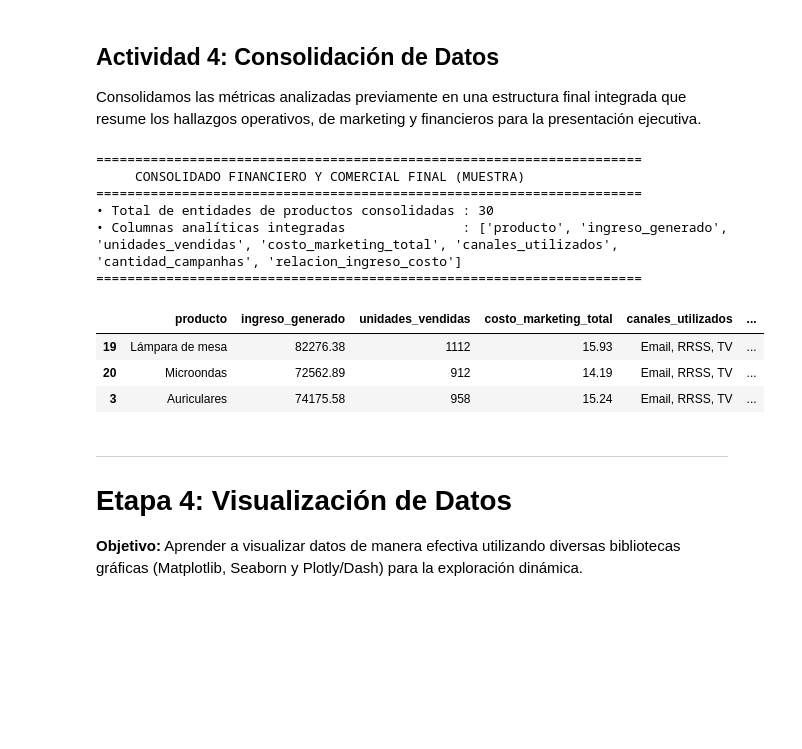
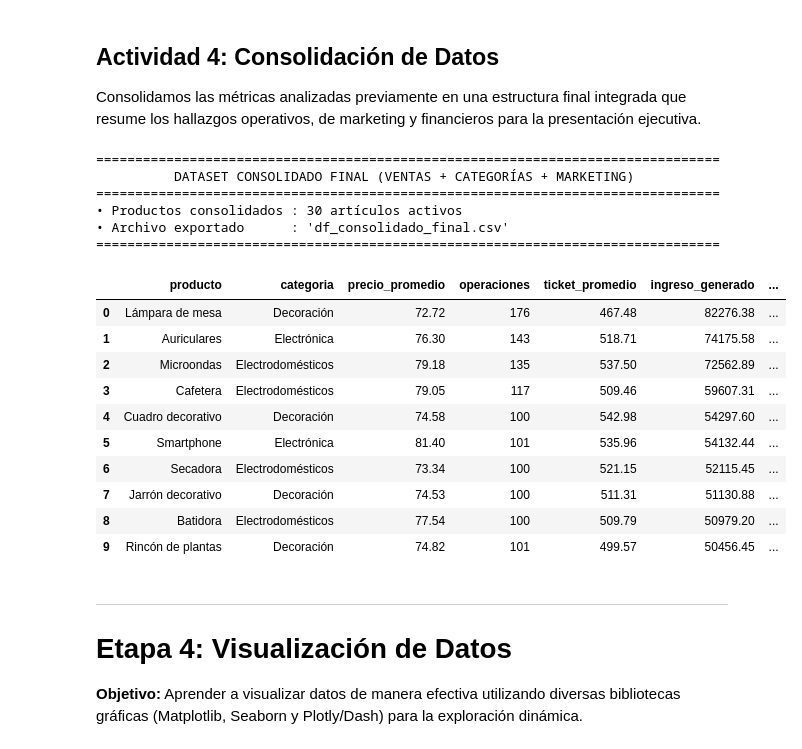
Before and after one commit to francoBa/analisisDatos-TT2026, a Jupyter notebook: entrega_final.ipynb, the cells around one changed output. Saved outputs shown, nothing was run; the diff lists cells and outputs as text; code cells hidden in the pictures; blank space fills up the shorter version.

```diff
--- a/entrega_final.ipynb
+++ b/entrega_final.ipynb
@@ -1030,30 +1102,67 @@ print("=" * 70)
 Consolidamos las métricas analizadas previamente en una estructura final integrada que resume los hallazgos operativos, de marketing y financieros para la presentación ejecutiva.
 # %%
 # =====================================================================
-# ACTIVIDAD 3.4: CONSOLIDACIÓN FINAL DE DATOS Y HALLAZGOS
+# ETAPA 3.4: CONSOLIDACIÓN DE DATOS FINAL PARA PRESENTACIÓN
 # =====================================================================
 
-df_consolidado_final = df_integrado.copy()
+# Agregamos categoría y precio promedio al dataset integrado de Ventas + Marketing
+resumen_prod_cat = (
+    df_ventas_limpio
+    .groupby(['producto', 'categoria'], as_index=False)
+    .agg(
+        precio_promedio=('precio', 'mean'),
+        operaciones=('id_venta', 'count'),
+        ticket_promedio=('ingreso_total', 'mean')
+    )
+)
 
-print("=" * 70)
-print("     CONSOLIDADO FINANCIERO Y COMERCIAL FINAL (MUESTRA)")
-print("=" * 70)
-print(f"• Total de entidades de productos consolidadas : {len(df_consolidado_final)}")
-print(f"• Columnas analíticas integradas               : {list(df_consolidado_final.columns)}")
-print("=" * 70)
+# Consolidación final cruzando Ventas + Categorías + Marketing
+df_consolidado_final = pd.merge(
+    resumen_prod_cat,
+    df_integrado,
+    on='producto',
+    how='inner'
+)
 
-display(df_consolidado_final.head(3))
+# Clasificación según rendimiento (usando el umbral calculado en Etapa 2)
+umbral_ingresos = df_consolidado_final['ingreso_generado'].mean()
+df_consolidado_final['nivel_rendimiento'] = np.where(
+    df_consolidado_final['ingreso_generado'] >= umbral_ingresos,
+    'Alto Rendimiento',
+    'Rendimiento Estándar'
+)
+
+# Ordenamos por ingresos generados de mayor a menor
+df_consolidado_final = df_consolidado_final.sort_values(by='ingreso_generado', ascending=False).reset_index(drop=True)
+
+# Exportamos el consolidado final para respaldar la entrega
+df_consolidado_final.to_csv('df_consolidado_final.csv', index=False)
+
+print("=" * 80)
+print("          DATASET CONSOLIDADO FINAL (VENTAS + CATEGORÍAS + MARKETING)")
+print("=" * 80)
+print(f"• Productos consolidados : {len(df_consolidado_final)} artículos activos")
+print(f"• Archivo exportado      : 'df_consolidado_final.csv'")
+print("=" * 80)
+display(df_consolidado_final.head(10).round(2))
 # %% [output]
-======================================================================
-     CONSOLIDADO FINANCIERO Y COMERCIAL FINAL (MUESTRA)
-======================================================================
-• Total de entidades de productos consolidadas : 30
-• Columnas analíticas integradas               : ['producto', 'ingreso_generado', 'unidades_vendidas', 'costo_marketing_total', 'canales_utilizados', 'cantidad_campanhas', 'relacion_ingreso_costo']
-======================================================================
+================================================================================
+          DATASET CONSOLIDADO FINAL (VENTAS + CATEGORÍAS + MARKETING)
+================================================================================
+• Productos consolidados : 30 artículos activos
+• Archivo exportado      : 'df_consolidado_final.csv'
+================================================================================
-|  | producto | ingreso_generado | unidades_vendidas | costo_marketing_total | canales_utilizados | ... |
-| 19 | Lámpara de mesa | 82276.38 | 1112 | 15.93 | Email, RRSS, TV | ... |
-| 20 | Microondas | 72562.89 | 912 | 14.19 | Email, RRSS, TV | ... |
-| 3 | Auriculares | 74175.58 | 958 | 15.24 | Email, RRSS, TV | ... |
+|  | producto | categoria | precio_promedio | operaciones | ticket_promedio | ingreso_generado | ... |
+| 0 | Lámpara de mesa | Decoración | 72.72 | 176 | 467.48 | 82276.38 | ... |
+| 1 | Auriculares | Electrónica | 76.30 | 143 | 518.71 | 74175.58 | ... |
+| 2 | Microondas | Electrodomésticos | 79.18 | 135 | 537.50 | 72562.89 | ... |
+| 3 | Cafetera | Electrodomésticos | 79.05 | 117 | 509.46 | 59607.31 | ... |
+| 4 | Cuadro decorativo | Decoración | 74.58 | 100 | 542.98 | 54297.60 | ... |
+| 5 | Smartphone | Electrónica | 81.40 | 101 | 535.96 | 54132.44 | ... |
+| 6 | Secadora | Electrodomésticos | 73.34 | 100 | 521.15 | 52115.45 | ... |
+| 7 | Jarrón decorativo | Decoración | 74.53 | 100 | 511.31 | 51130.88 | ... |
+| 8 | Batidora | Electrodomésticos | 77.54 | 100 | 509.79 | 50979.20 | ... |
+| 9 | Rincón de plantas | Decoración | 74.82 | 101 | 499.57 | 50456.45 | ... |
 # %% [markdown]
 ---
 # Etapa 4: Visualización de Datos
```
Also changed, not shown: parts of 10 cells of this notebook, 1 other file.
